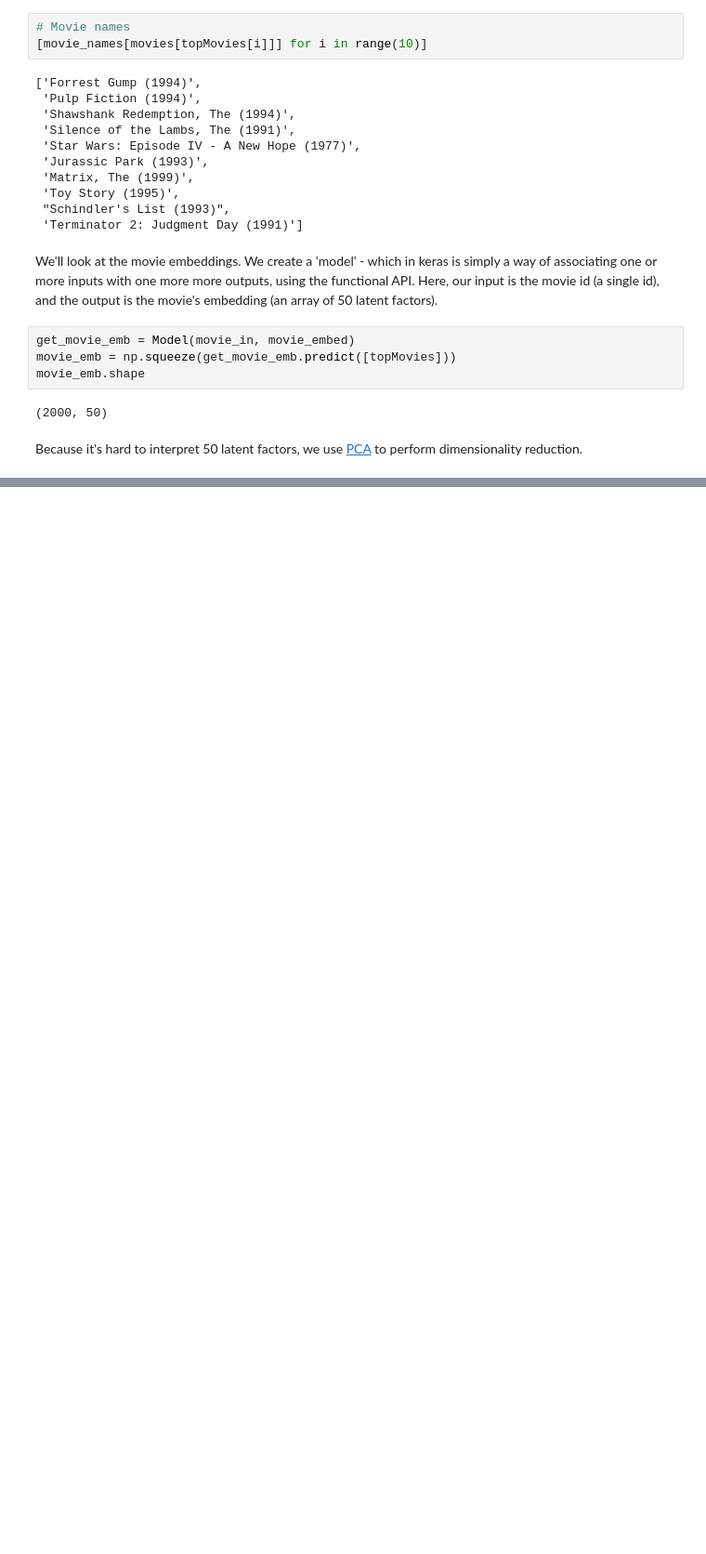
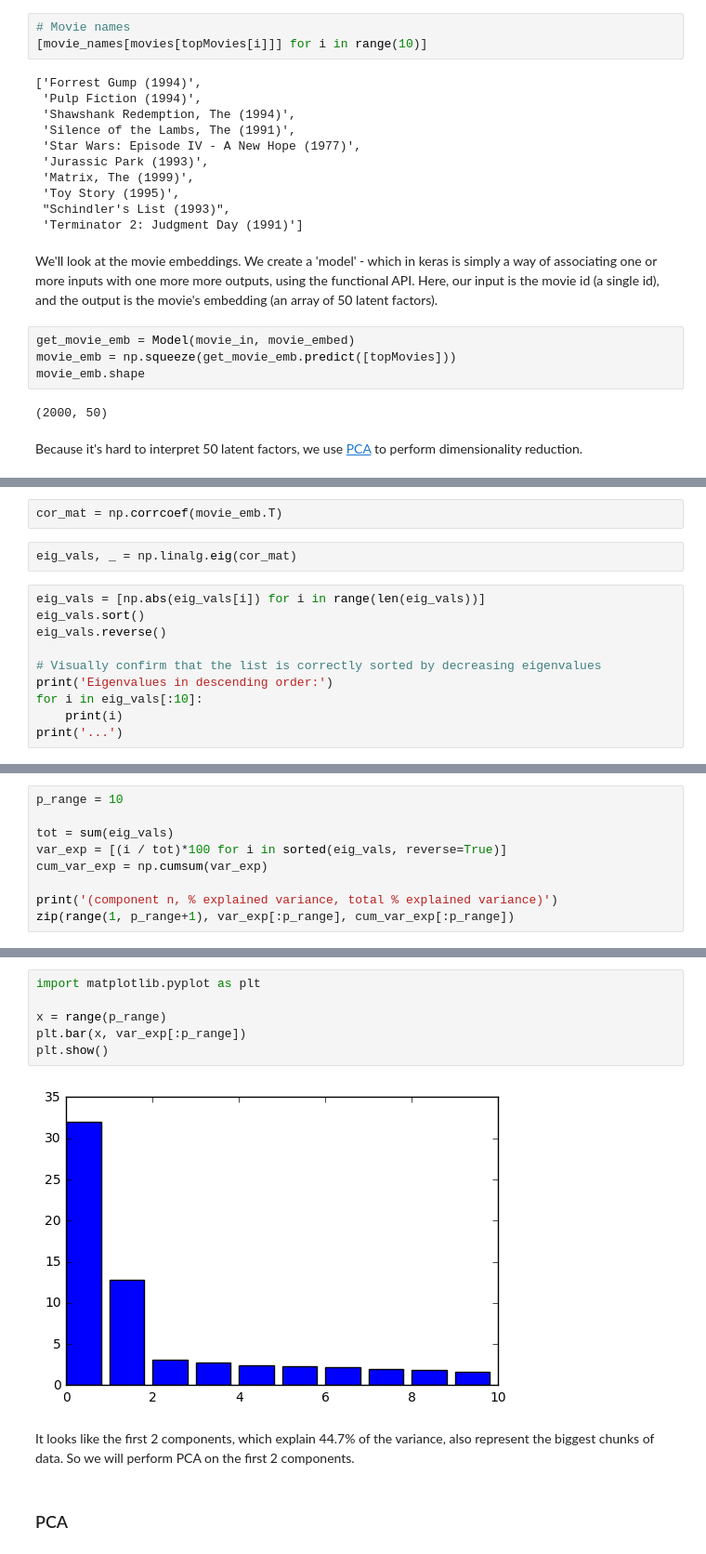
Before and after one commit to iconix/fast.ai, a Jupyter notebook: nbs/lesson4-hmwk.ipynb, the cells around one changed output, grey strips where cells are left out. Shown at 93% size. Drawn from its saved outputs; the diff is of its cells as text; blank space fills up the shorter version.

```diff
--- a/nbs/lesson4-hmwk.ipynb
+++ b/nbs/lesson4-hmwk.ipynb
@@ -482,0 +515,14 @@ Because it's hard to interpret 50 latent factors, we use [PCA](https://plot.ly/i
+# %%
+cor_mat = np.corrcoef(movie_emb.T)
+# %%
+eig_vals, _ = np.linalg.eig(cor_mat)
+# %%
+eig_vals = [np.abs(eig_vals[i]) for i in range(len(eig_vals))]
+eig_vals.sort()
+eig_vals.reverse()
+
+# Visually confirm that the list is correctly sorted by decreasing eigenvalues
+print('Eigenvalues in descending order:')
+for i in eig_vals[:10]:
+    print(i)
+print('...')
@@ -482,0 +542,9 @@ Because it's hard to interpret 50 latent factors, we use [PCA](https://plot.ly/i
+# %%
+p_range = 10
+
+tot = sum(eig_vals)
+var_exp = [(i / tot)*100 for i in sorted(eig_vals, reverse=True)]
+cum_var_exp = np.cumsum(var_exp)
+
+print('(component n, % explained variance, total % explained variance)')
+zip(range(1, p_range+1), var_exp[:p_range], cum_var_exp[:p_range])
@@ -482,0 +563,12 @@ Because it's hard to interpret 50 latent factors, we use [PCA](https://plot.ly/i
+# %%
+import matplotlib.pyplot as plt
+
+x = range(p_range)
+plt.bar(x, var_exp[:p_range])
+plt.show()
+# %% [output]
+[figure, added]
+# %% [markdown]
+It looks like the first 2 components, which explain 44.7% of the variance, also represent the biggest chunks of data. So we will perform PCA on the first 2 components.
+# %% [markdown]
+### PCA
```
Also changed, not shown: parts of 55 cells of this notebook.
